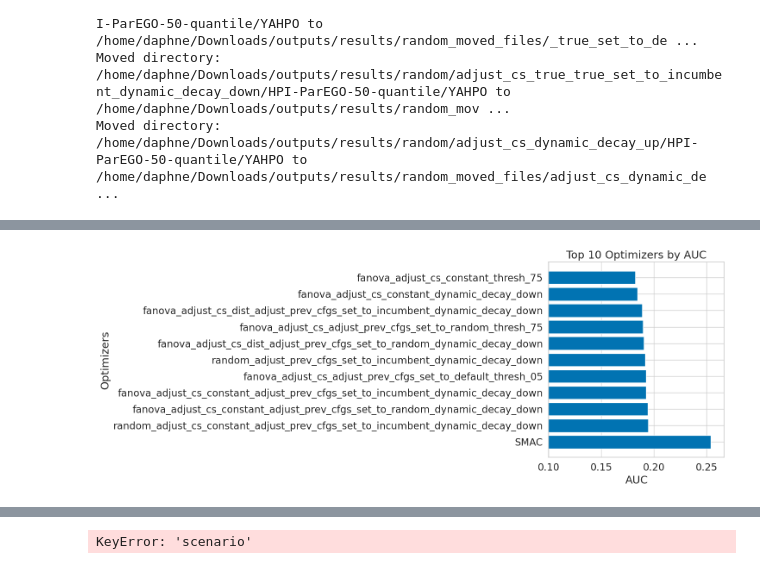
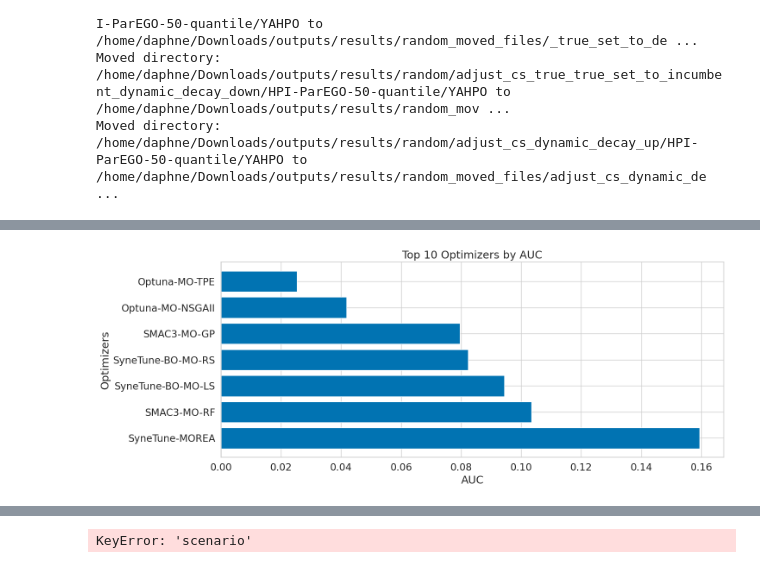
Before and after one commit to daphne12345/package_hpi_parego, a Jupyter notebook: plot_supplemental.ipynb, the cells around one changed output, grey strips where cells are left out. Drawn from its saved outputs; the diff is of its cells as text; code cells hidden in the pictures.

Commit message:
plotting

```diff
--- a/plot_supplemental.ipynb
+++ b/plot_supplemental.ipynb
@@ -255,7 +255,7 @@ Moved directory: /home/daphne/Downloads/outputs/results/random/adjust_cs_dynamic
 import pandas as pd
 from carps.analysis.gather_data import normalize_logs, get_interpolated_performance_df
 
-fn = "/home/daphne/Downloads/outputs/results/all/logs.parquet"
+fn = "/home/daphne/Code/hpi_parego/experimenter/baseline/processed_logs.parquet"
 df = pd.read_parquet(fn)
 df = normalize_logs(df)
 if 'set' not in df.columns:
@@ -356,7 +349,7 @@ for optimizer_id, group in perf.groupby("optimizer_id"):
 
 # Sort the AUC results in descending order and get the top 10
 top_10_optimizers = sorted(auc_results.items(), key=lambda x: x[1], reverse=False)[:10]
-top_10_optimizers.append(('SMAC', auc_results['SMAC']))
+# top_10_optimizers.append(('SMAC', auc_results['SMAC']))
 
 # Display the top 10 AUC results
 for optimizer_id, auc in top_10_optimizers:
@@ -376,22 +365,23 @@ Optimizer: SMAC, AUC: 0.25408608194315346
 # %%
 import matplotlib.pyplot as plt
 
 # Extract keys and values from the dictionary
 optimizers = [item[0] for item in top_10_optimizers]
 auc_values = [item[1] for item in top_10_optimizers]
 
 # Create the bar chart with a logarithmic scale for better differentiation
 plt.figure(figsize=(15, 6))
 plt.barh(optimizers, auc_values, log=False)
 plt.xlabel('AUC')
 plt.ylabel('Optimizers')
-plt.xlim(0.1)  # Set x-axis limits
+# plt.xlim(0.1
+# )  # Set x-axis limits
 plt.title('Top 10 Optimizers by AUC')
 plt.gca().invert_yaxis()  # Invert y-axis to show the highest AUC at the top
 plt.tight_layout()
 plt.show()
 # %% [output]
-[figure, old version]
+[figure, new version]
 # %%
 pd.set_option('display.max_colwidth', 1)
 mean_perf.sort_values("n_trials_norm").groupby("n_trials_norm").apply(
```
Also changed, not shown: parts of 9 cells of this notebook, 3 other files.
